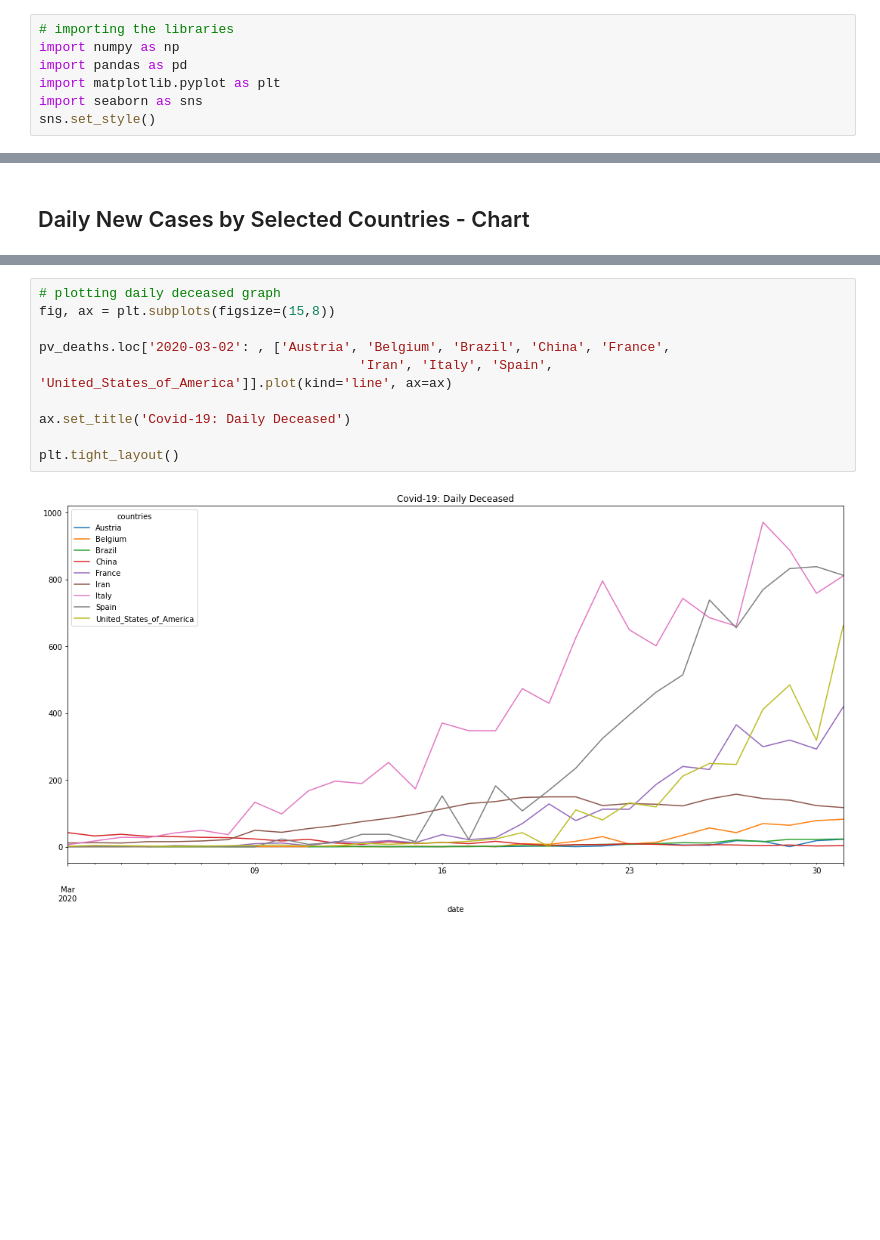
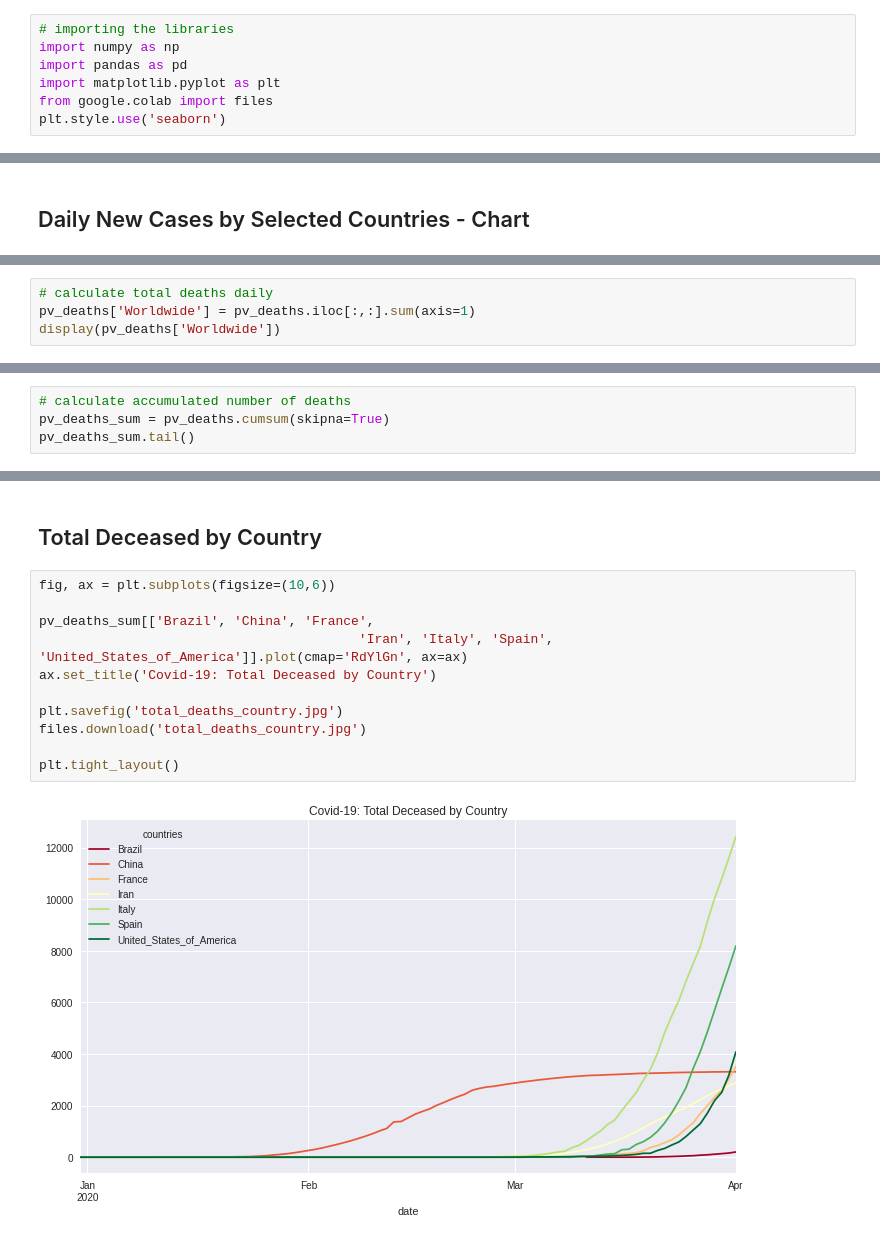
Before and after one commit to rita-milani/data_science_na_pratica, a Jupyter notebook: Covid_Daily.ipynb, the cells around one changed output, grey strips where cells are left out. Saved outputs shown, nothing was run; the diff lists cells and outputs as text; blank space fills up the shorter version.

```diff
--- a/Covid_Daily.ipynb
+++ b/Covid_Daily.ipynb
@@ -9,8 +30,8 @@
 import numpy as np
 import pandas as pd
 import matplotlib.pyplot as plt
-import seaborn as sns
-sns.set_style()
+from google.colab import files
+plt.style.use('seaborn')
 # %%
 # importing the .csv file
 path = "https://raw.githubusercontent.com/rita-milani/data_science_na_pratica/master/covid_19.csv"
@@ -197,0 +374,4 @@ pv_deaths.tail()
+# %%
+# calculate total deaths daily
+pv_deaths['Worldwide'] = pv_deaths.iloc[:,:].sum(axis=1)
+display(pv_deaths['Worldwide'])
@@ -199,0 +413,4 @@ pv_deaths.tail()
+# %%
+# calculate accumulated number of deaths
+pv_deaths_sum = pv_deaths.cumsum(skipna=True)
+pv_deaths_sum.tail()
@@ -200,12 +446,15 @@ pv_deaths.tail()
+# %% [markdown]
+## Total Deceased by Country
 # %%
-# plotting daily deceased graph
-fig, ax = plt.subplots(figsize=(15,8))
+fig, ax = plt.subplots(figsize=(10,6))
 
-pv_deaths.loc['2020-03-02': , ['Austria', 'Belgium', 'Brazil', 'China', 'France',
-                                         'Iran', 'Italy', 'Spain', 'United_States_of_America']].plot(kind='line', ax=ax)
+pv_deaths_sum[['Brazil', 'China', 'France',
+                                         'Iran', 'Italy', 'Spain', 'United_States_of_America']].plot(cmap='RdYlGn', ax=ax)
+ax.set_title('Covid-19: Total Deceased by Country')
 
-ax.set_title('Covid-19: Daily Deceased')
+plt.savefig('total_deaths_country.jpg')
+files.download('total_deaths_country.jpg')
 
 plt.tight_layout()
 # %% [output]
-[figure, old version]
+[figure, new version]
```
Also changed, not shown: parts of 67 cells of this notebook.
